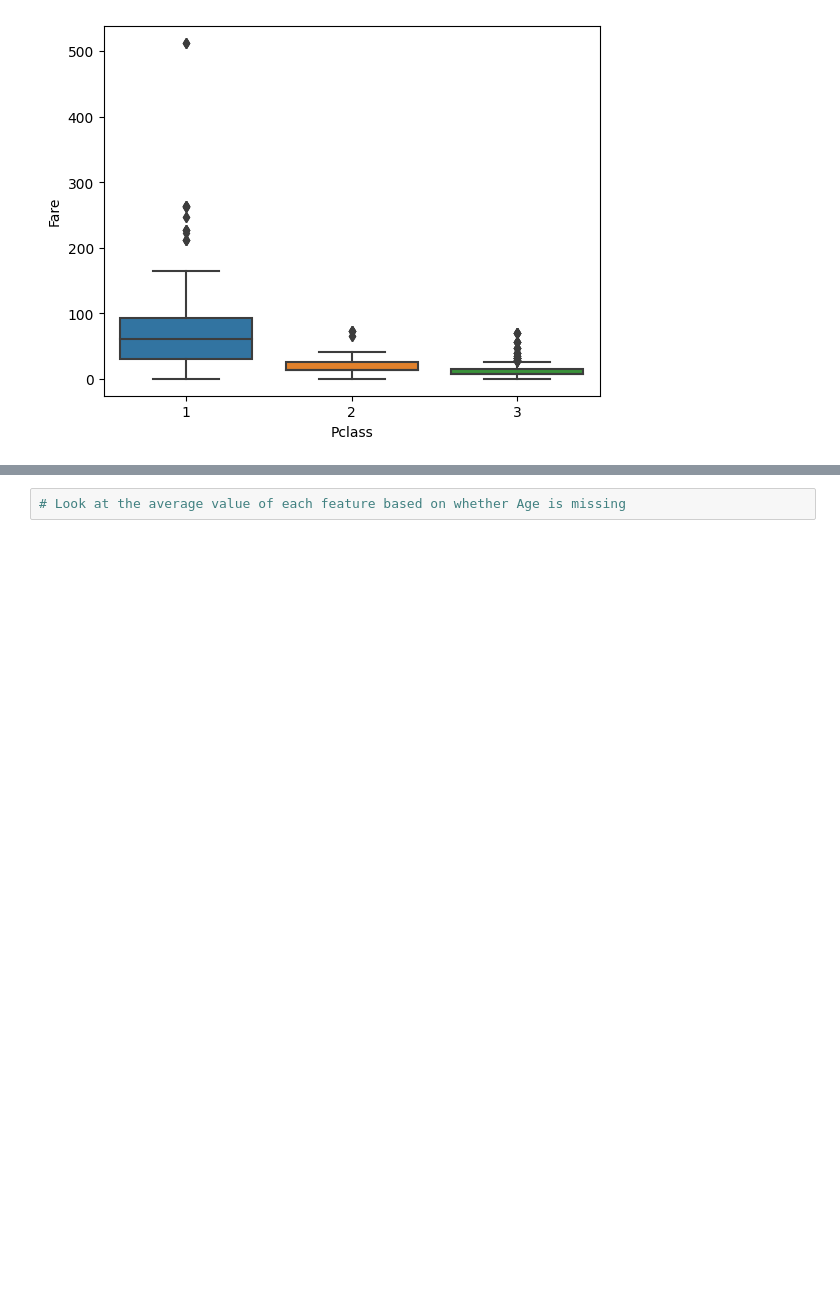
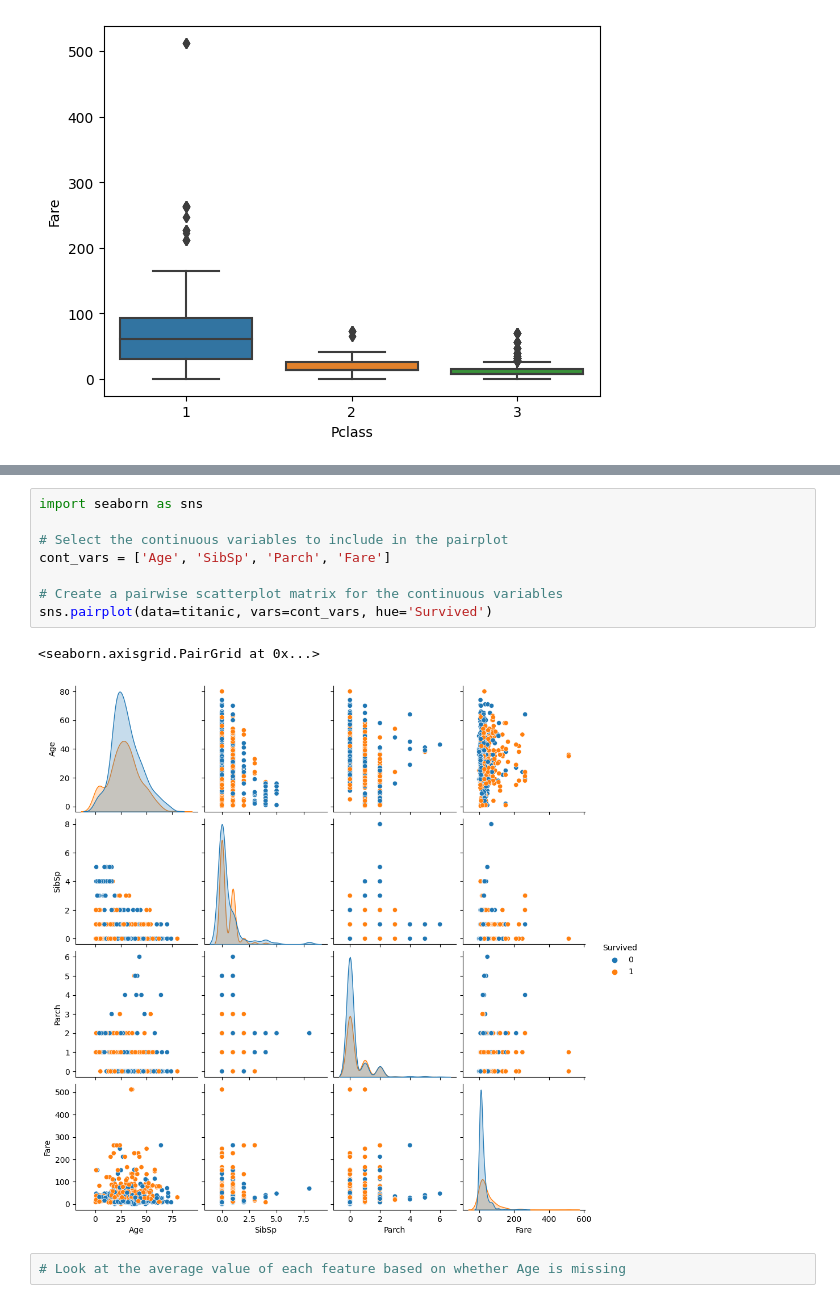
Before and after one commit to ArifAygun/Applied-Machine-Learning-Feature-Engineering, a Jupyter notebook: AA_AML_Feature_Engineering.ipynb, the cells around one changed output, grey strips where cells are left out. Drawn from its saved outputs; the diff is of its cells as text; blank space fills up the shorter version.

```diff
--- a/AA_AML_Feature_Engineering.ipynb
+++ b/AA_AML_Feature_Engineering.ipynb
@@ -228,2 +247,13 @@ for feature in ['Pclass', 'Age', 'SibSp', 'Parch', 'Fare']:
+# %%
+import seaborn as sns
+
+# Select the continuous variables to include in the pairplot
+cont_vars = ['Age', 'SibSp', 'Parch', 'Fare']
+
+# Create a pairwise scatterplot matrix for the continuous variables
+sns.pairplot(data=titanic, vars=cont_vars, hue='Survived')
+# %% [output]
+<seaborn.axisgrid.PairGrid at 0x...>
+[figure, added]
 # %%
 # Look at the average value of each feature based on whether Age is missing
```
Also changed, not shown: parts of 2 cells of this notebook.
